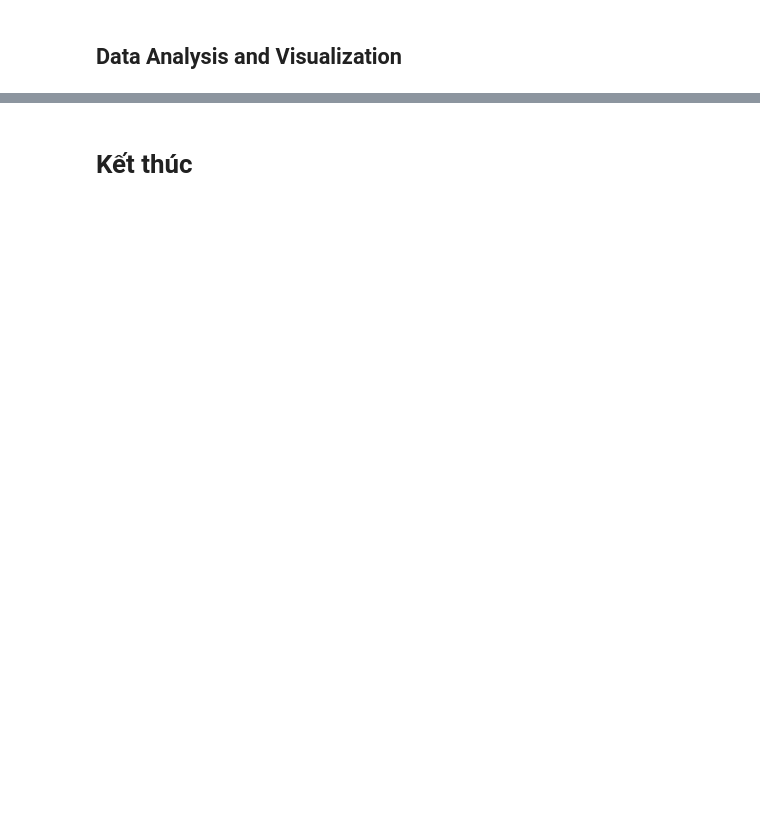
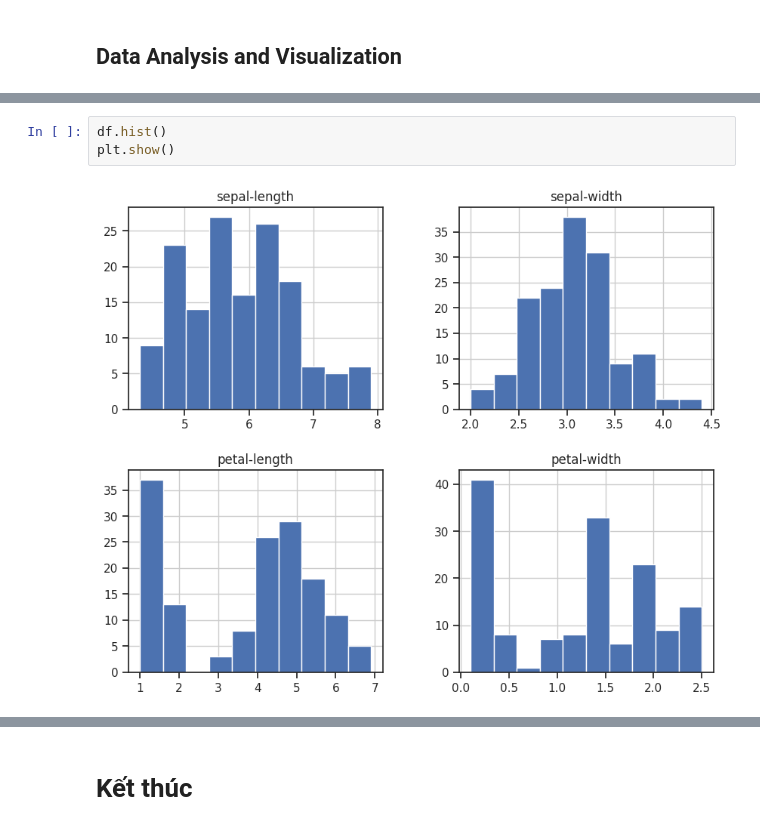
Before and after one commit to DytAn01/sgu25_data_analytics, a Jupyter notebook: Buoi2_python101.ipynb, the cells around one changed output, grey strips where cells are left out. Drawn from its saved outputs; the diff is of its cells as text; blank space fills up the shorter version.

```diff
--- a/Buoi2_python101.ipynb
+++ b/Buoi2_python101.ipynb
@@ -778,0 +1205,5 @@ from IPython.display
+# %%
+df.hist()
+plt.show()
+# %% [output]
+[figure, added]
```
Also changed, not shown: parts of 42 cells of this notebook.
